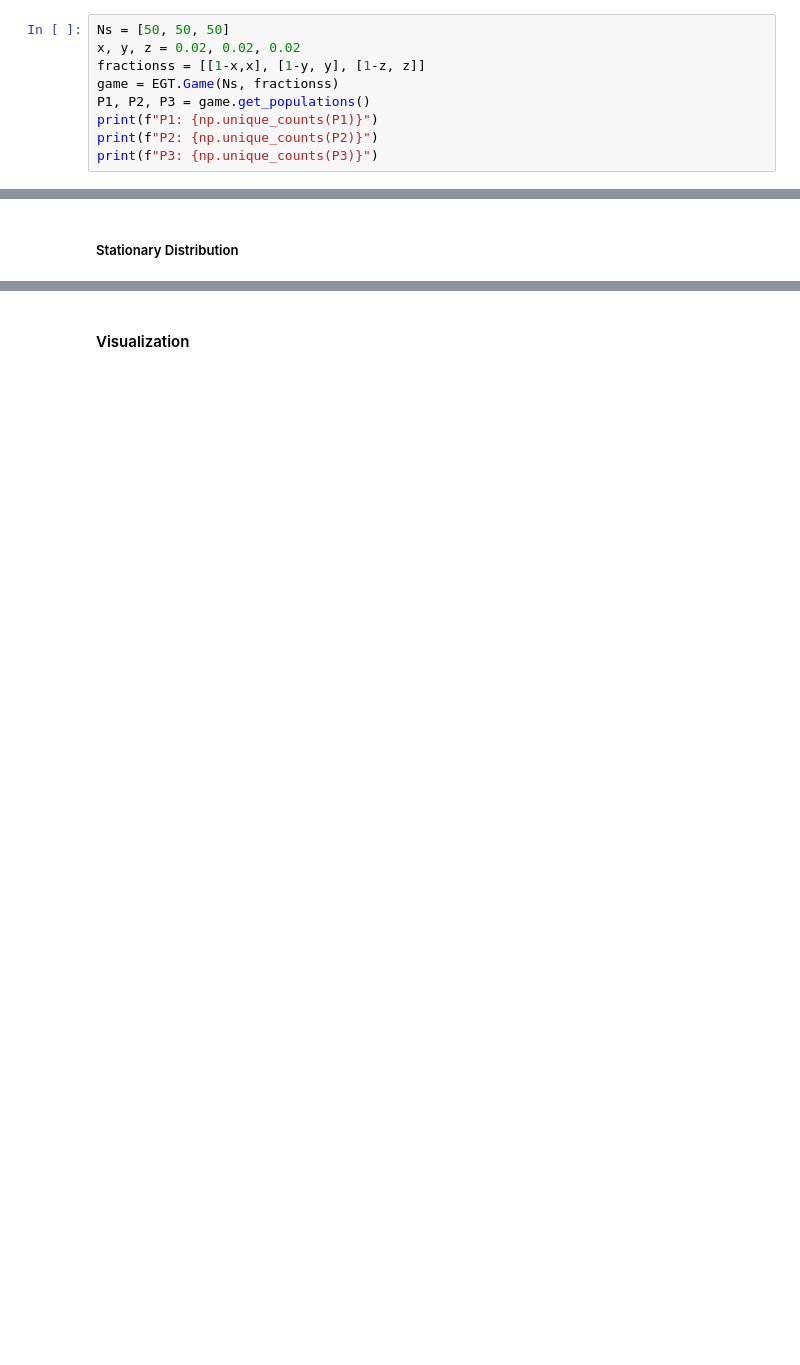
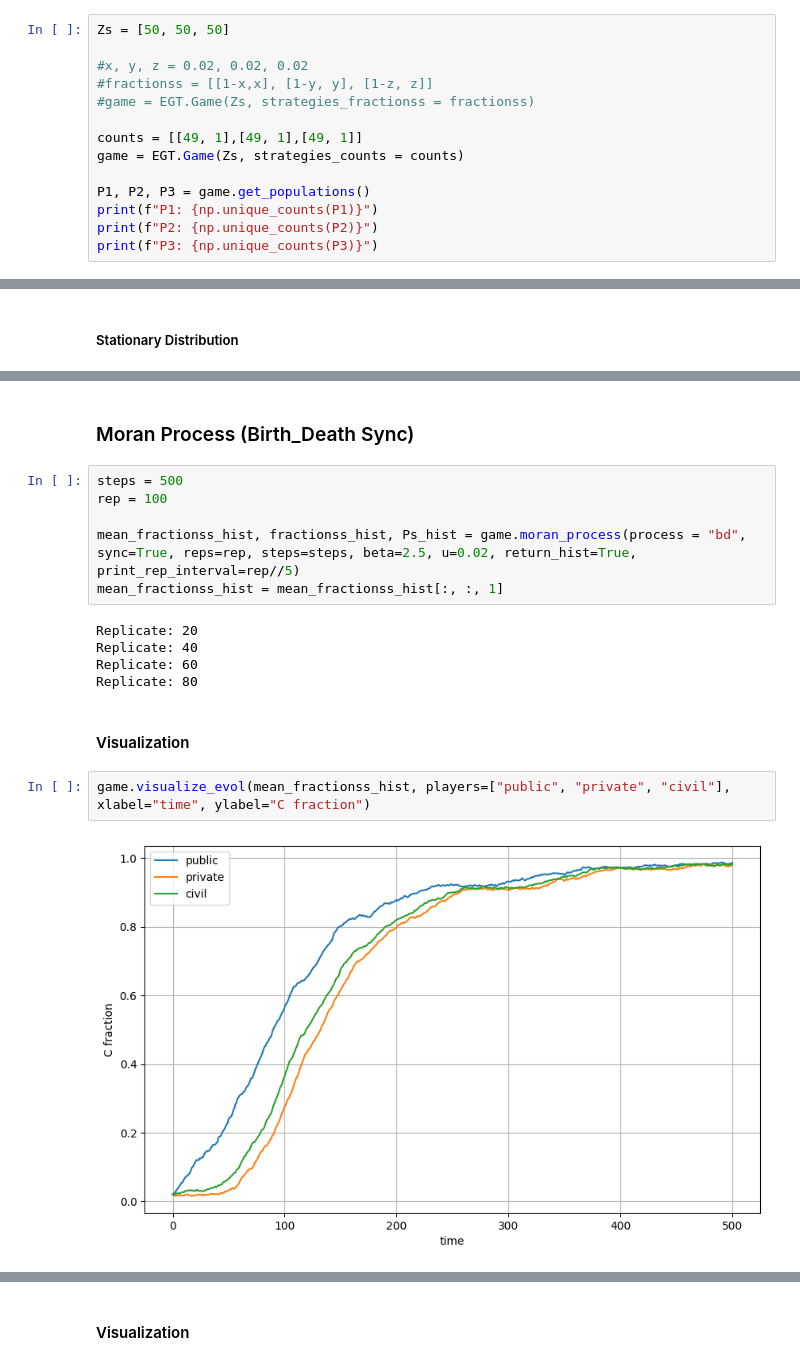
Before and after one commit to dalnakeb/Recommendation_Systems_Evolutionary_Dynamics, a Jupyter notebook: notebooks/rec_sys_evol_dyn.ipynb, the cells around one changed output, grey strips where cells are left out. Saved outputs shown, nothing was run; the diff lists cells and outputs as text; blank space fills up the shorter version.

Commit message:
correcting birth-death sync +async

```diff
--- a/notebooks/rec_sys_evol_dyn.ipynb
+++ b/notebooks/rec_sys_evol_dyn.ipynb
@@ -9,10 +9,15 @@ import matplotlib.pylab as plt
 # %% [markdown]
 ## Initialize Game and Populations
 # %%
-Ns = [50, 50, 50]
-x, y, z = 0.02, 0.02, 0.02
-fractionss = [[1-x,x], [1-y, y], [1-z, z]]
-game = EGT.Game(Ns, fractionss)
+Zs = [50, 50, 50]
+
+#x, y, z = 0.02, 0.02, 0.02
+#fractionss = [[1-x,x], [1-y, y], [1-z, z]]
+#game = EGT.Game(Zs, strategies_fractionss = fractionss)
+
+counts = [[49, 1],[49, 1],[49, 1]]
+game = EGT.Game(Zs, strategies_counts = counts)
+
 P1, P2, P3 = game.get_populations()
 print(f"P1: {np.unique_counts(P1)}")
 print(f"P2: {np.unique_counts(P2)}")
@@ -73,0 +73,19 @@ game.visualize_stationary_dist(Ps_hist=Ps_hist[2], title="Civil Cooperation Stat
+# %% [markdown]
+### Moran Process (Birth_Death Sync)
+# %%
+steps = 500
+rep = 100
+
+mean_fractionss_hist, fractionss_hist, Ps_hist = game.moran_process(process = "bd", sync=True, reps=rep, steps=steps, beta=2.5, u=0.02, return_hist=True, print_rep_interval=rep//5)
+mean_fractionss_hist = mean_fractionss_hist[:, :, 1]
+# %% [output]
+Replicate: 20
+Replicate: 40
+Replicate: 60
+Replicate: 80
+# %% [markdown]
+#### Visualization
+# %%
+game.visualize_evol(mean_fractionss_hist, players=["public", "private", "civil"], xlabel="time", ylabel="C fraction")
+# %% [output]
+[figure, added]
```
Also changed, not shown: parts of 39 cells of this notebook, 1 other file.
